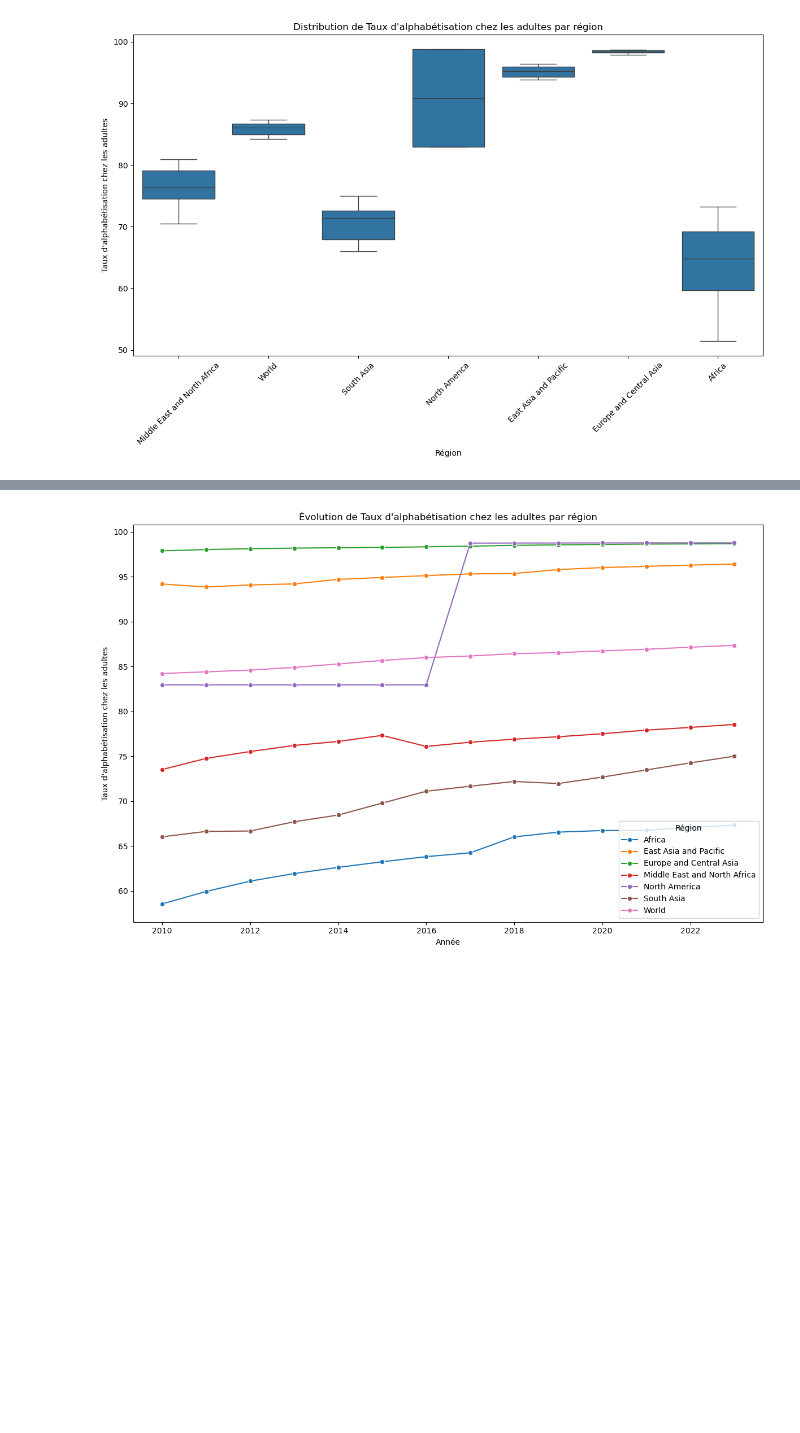
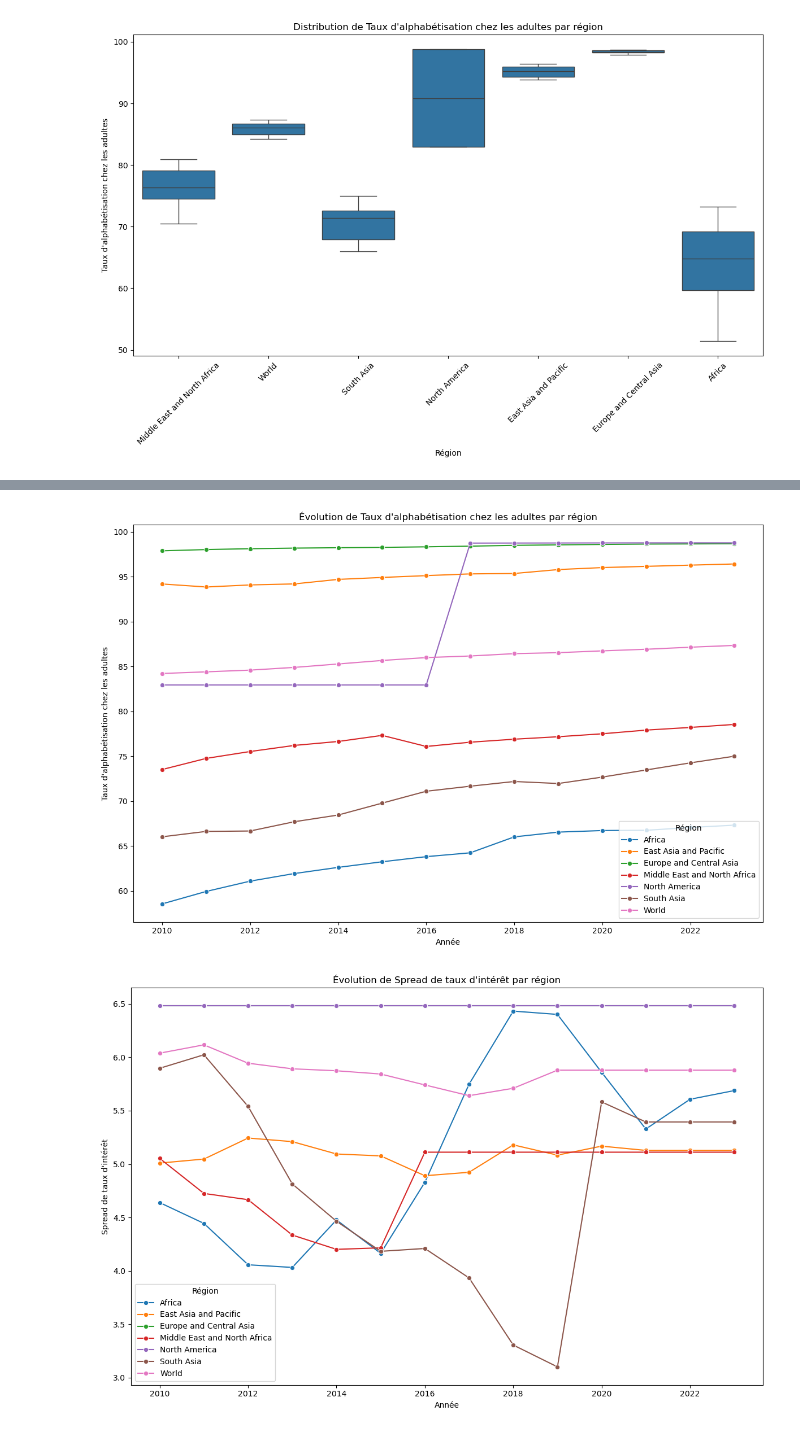
Before and after one commit to kevanjaber/projet-python, a Jupyter notebook: projet-python/projet_notebook.ipynb, the cells around one changed output, grey strips where cells are left out. Saved outputs shown, nothing was run; the diff lists cells and outputs as text; code cells hidden in the pictures; blank space fills up the shorter version.

```diff
--- a/projet-python/projet_notebook.ipynb
+++ b/projet-python/projet_notebook.ipynb
@@ -392,34 +397,36 @@ plt.show()
 # %%
 import seaborn as sns
 import matplotlib.pyplot as plt
 
 # Sélectionner les colonnes des indicateurs uniquement
 indicator_columns = [
     "PIB par habitant (en dollars US courants)",
     "Pourcentage de la population ayant accès à l'électricité",
     "Taux de mortalité infantile (pour 1 000 naissances vivantes)",
-    "Taux d'alphabétisation chez les adultes"
+    "Taux d'alphabétisation chez les adultes",
+    "Spread de taux d'intérêt"
 ]
 
 # Boucler sur chaque indicateur pour tracer les tendances temporelles par région
 for indicator_name in indicator_columns:
     # Calculer la moyenne par région et année pour l'indicateur
     indicator_by_region_year = data_pivot.groupby(["Region", "Year"])[indicator_name].mean().reset_index()
 
     # Tracer les tendances par région
     plt.figure(figsize=(12, 8))
     sns.lineplot(data=indicator_by_region_year, x="Year", y=indicator_name, hue="Region", marker="o")
     plt.title(f"Évolution de {indicator_name} par région")
     plt.xlabel("Année")
     plt.ylabel(indicator_name)
     plt.legend(title="Région")
     plt.tight_layout()
     plt.show()
 # %% [output]
 [figure]
 [figure]
 [figure]
 [figure]
+[figure, added]
 # %%
 import pandas as pd
 from sklearn.decomposition import PCA
```
Also changed, not shown: parts of 9 cells of this notebook.
